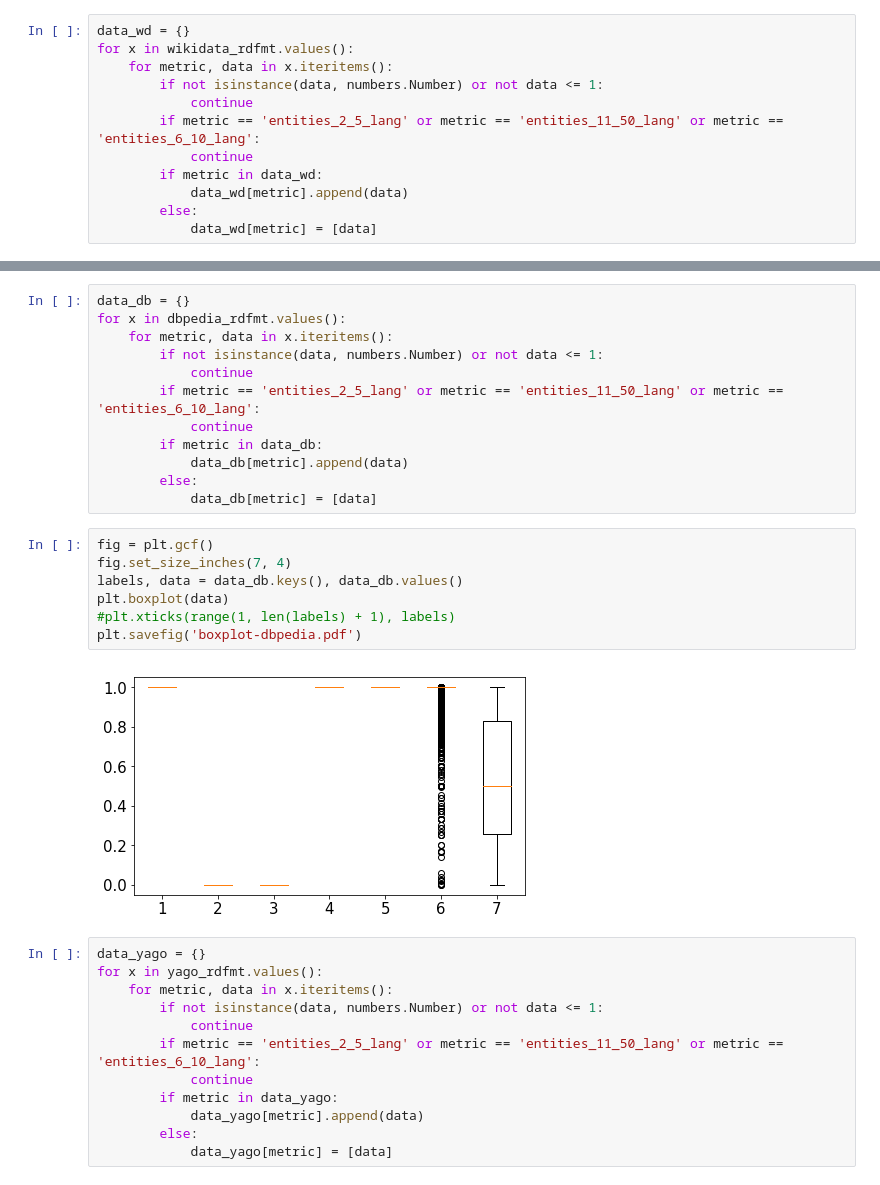
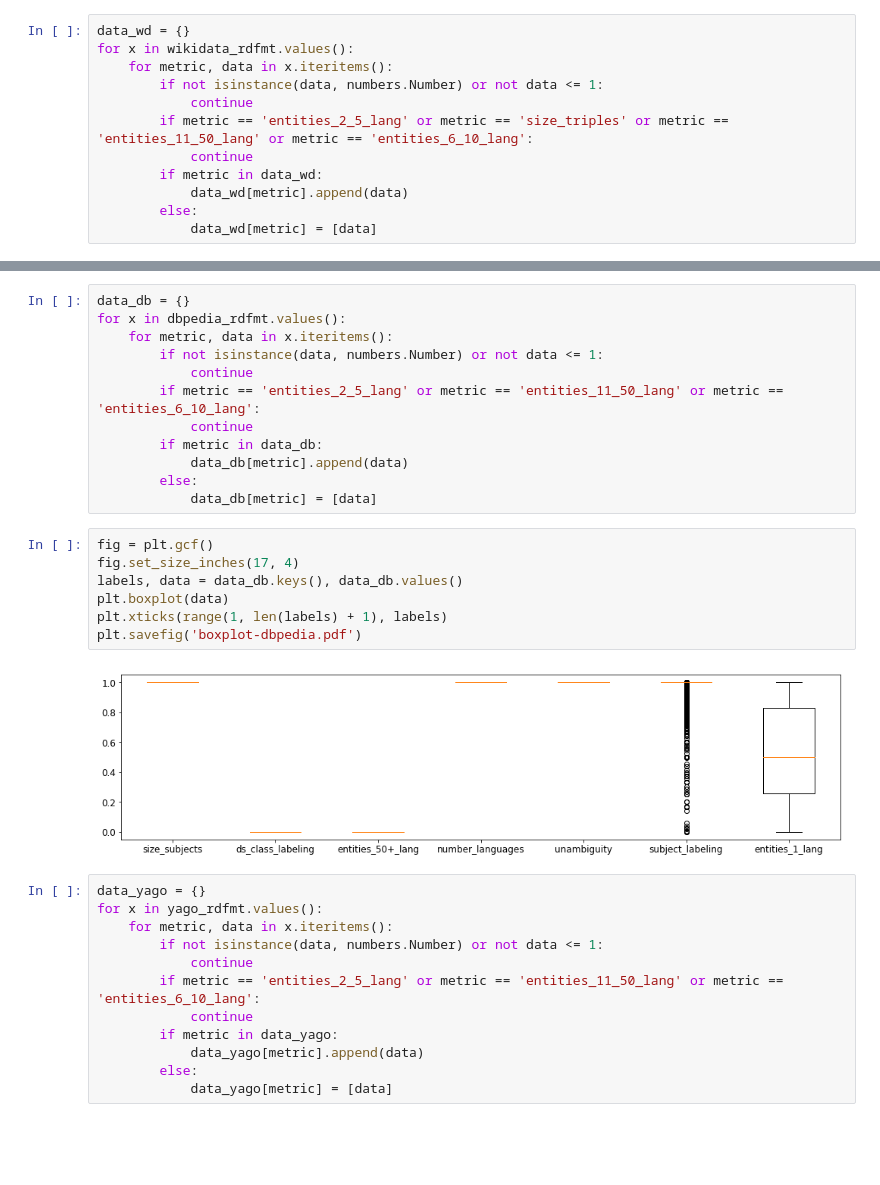
Before and after one commit to luciekaffee/metrics-label, a Jupyter notebook: graphs/Graphs.ipynb, the cells around one changed output, grey strips where cells are left out. Drawn from its saved outputs; the diff is of its cells as text; blank space fills up the shorter version.

```diff
--- a/graphs/Graphs.ipynb
+++ b/graphs/Graphs.ipynb
@@ -110,7 +110,7 @@ for x in wikidata_rdfmt.values():
     for metric, data in x.iteritems():
         if not isinstance(data, numbers.Number) or not data <= 1:
             continue
-        if metric == 'entities_2_5_lang' or metric == 'entities_11_50_lang' or metric == 'entities_6_10_lang':
+        if metric == 'entities_2_5_lang' or metric == 'size_triples' or metric == 'entities_11_50_lang' or metric == 'entities_6_10_lang':
             continue
         if metric in data_wd:
             data_wd[metric].append(data)
@@ -140,13 +140,13 @@ for x in dbpedia_rdfmt.values():
             data_db[metric] = [data]
 # %%
 fig = plt.gcf()
-fig.set_size_inches(7, 4)
+fig.set_size_inches(17, 4)
 labels, data = data_db.keys(), data_db.values()
 plt.boxplot(data)
-#plt.xticks(range(1, len(labels) + 1), labels)
+plt.xticks(range(1, len(labels) + 1), labels)
 plt.savefig('boxplot-dbpedia.pdf')
 # %% [output]
-[figure, old version]
+[figure, new version]
 # %%
 data_yago = {}
 for x in yago_rdfmt.values():
```
Also changed, not shown: parts of 2 cells of this notebook, 2 other files.
